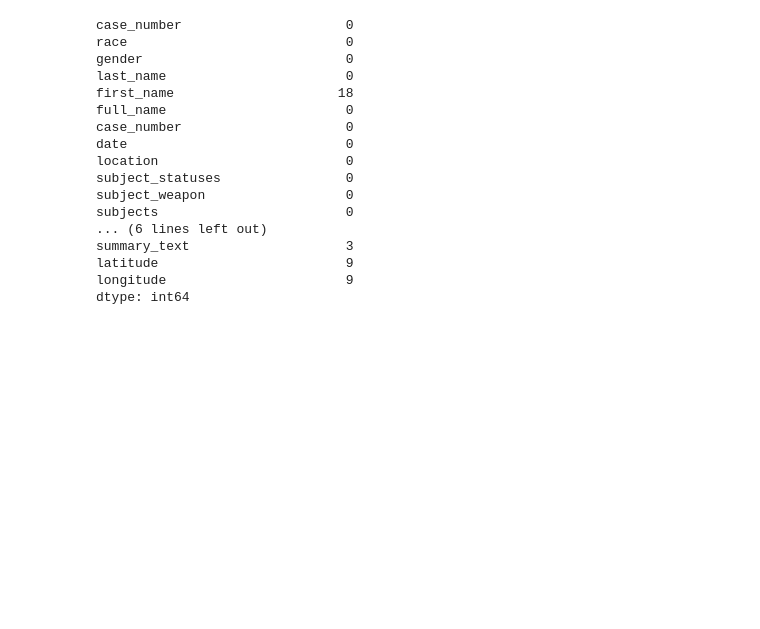
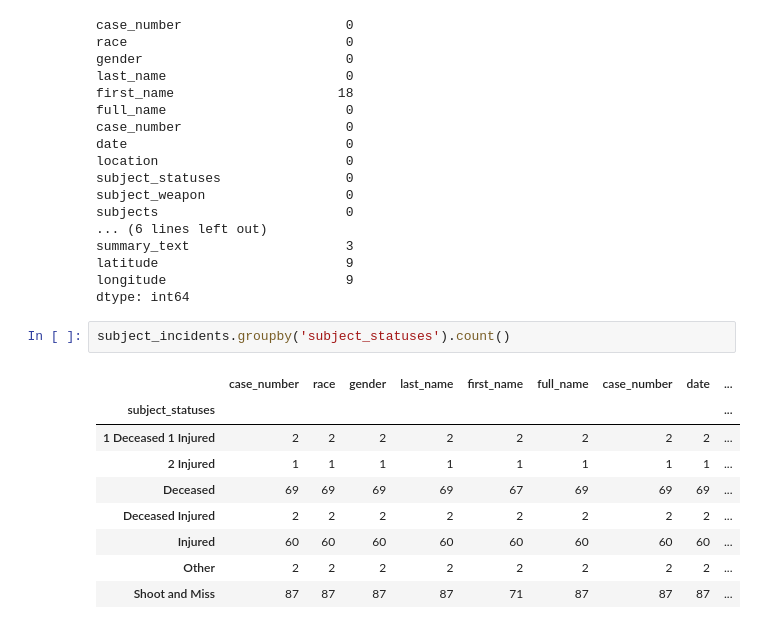
Before and after one commit to Harshhhh1701/Learning--Data-Science, a Jupyter notebook: py5.ipynb, the cells around one changed output. Drawn from its saved outputs; the diff is of its cells as text; blank space fills up the shorter version.

```diff
--- a/py5.ipynb
+++ b/py5.ipynb
@@ -49,3 +49,15 @@ summary_text                    3
 latitude                        9
 longitude                       9
 dtype: int64
+# %%
+subject_incidents.groupby('subject_statuses').count()
+# %% [output]
+|  | case_number | race | gender | last_name | first_name | full_name | case_number | date | ... |
+| subject_statuses |  |  |  |  |  |  |  |  | ... |
+| 1 Deceased 1 Injured | 2 | 2 | 2 | 2 | 2 | 2 | 2 | 2 | ... |
+| 2 Injured | 1 | 1 | 1 | 1 | 1 | 1 | 1 | 1 | ... |
+| Deceased | 69 | 69 | 69 | 69 | 67 | 69 | 69 | 69 | ... |
+| Deceased Injured | 2 | 2 | 2 | 2 | 2 | 2 | 2 | 2 | ... |
+| Injured | 60 | 60 | 60 | 60 | 60 | 60 | 60 | 60 | ... |
+| Other | 2 | 2 | 2 | 2 | 2 | 2 | 2 | 2 | ... |
+| Shoot and Miss | 87 | 87 | 87 | 87 | 71 | 87 | 87 | 87 | ... |
```
Also changed, not shown: parts of 10 cells of this notebook.
